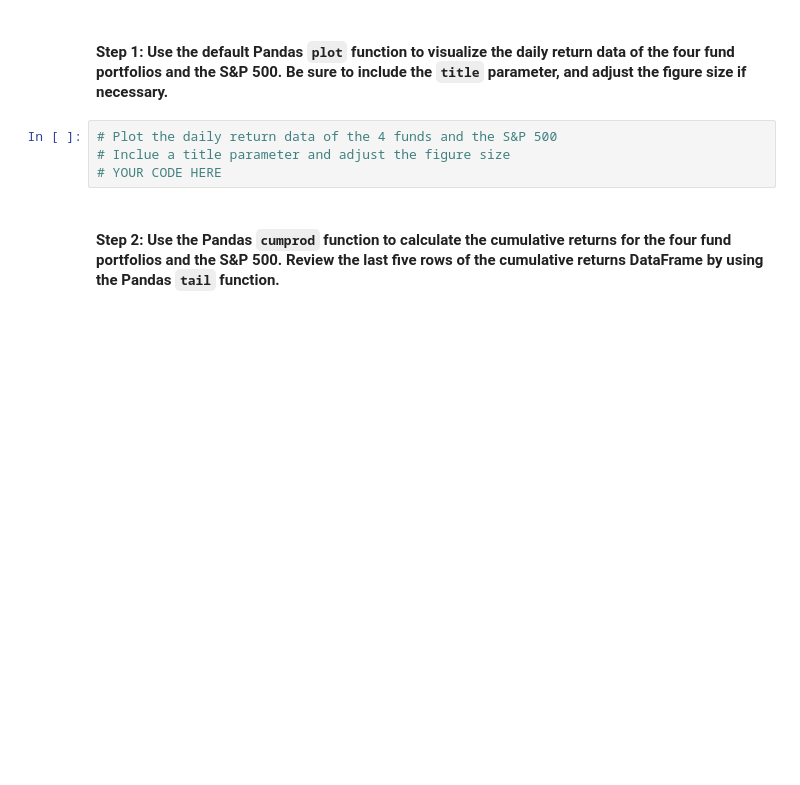
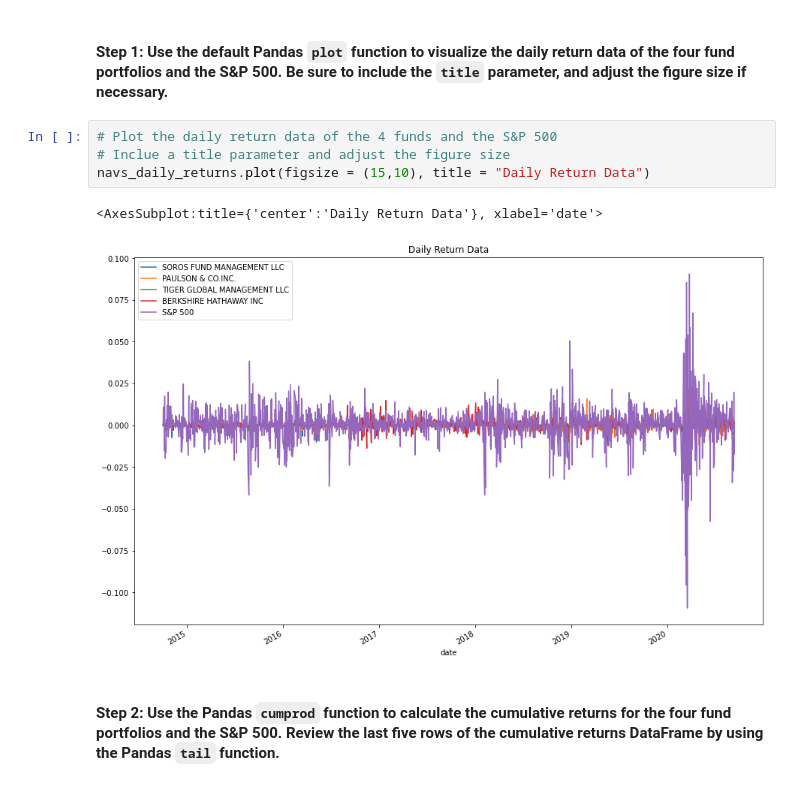
Before and after one commit to asabeti/Module_4_Challenge, a Jupyter notebook: risk_return_analysis.ipynb, the cells around one changed output. Cells and saved outputs as stored; diff of their text form; blank space fills up the shorter version.

```diff
--- a/risk_return_analysis.ipynb
+++ b/risk_return_analysis.ipynb
@@ -152,7 +152,10 @@ Analyze the data to determine if any of the portfolios outperform the broader st
 # %%
 # Plot the daily return data of the 4 funds and the S&P 500
 # Inclue a title parameter and adjust the figure size
-# YOUR CODE HERE
+navs_daily_returns.plot(figsize = (15,10), title = "Daily Return Data")
+# %% [output]
+<AxesSubplot:title={'center':'Daily Return Data'}, xlabel='date'>
+[figure, added]
 # %% [markdown]
 #### Step 2: Use the Pandas `cumprod` function to calculate the cumulative returns for the four fund portfolios and the S&P 500. Review the last five rows of the cumulative returns DataFrame by using the Pandas `tail` function.
 # %%
```
Also changed, not shown: parts of 1 cell of this notebook.
